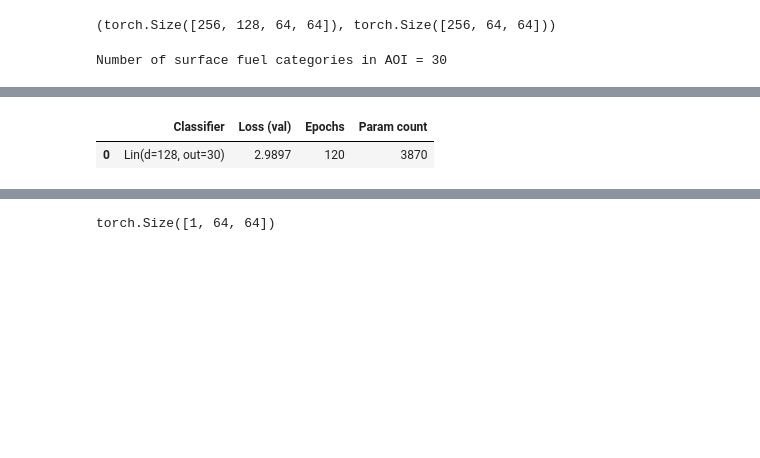
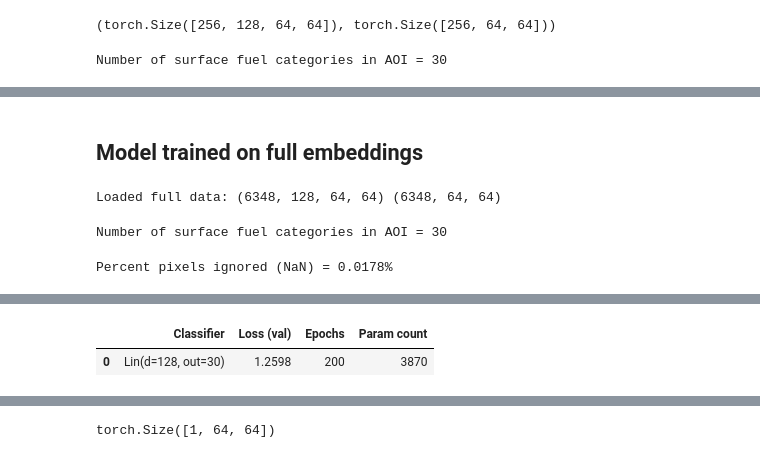
Before and after one commit to ianfisk/co-fire, a Jupyter notebook: src/models/linear.ipynb, the cells around one changed output, grey strips where cells are left out. Cells and saved outputs as stored; diff of their text form; code cells hidden in the pictures; blank space fills up the shorter version.

Commit message:
Train linear model on full embeddings.

```diff
--- a/src/models/linear.ipynb
+++ b/src/models/linear.ipynb
@@ -122,5 +134,14 @@ def load_surface_fuel_data(
 # %%
-idx_to_surface_fuel_cat, X, y, full_train_loader, full_val_loader, full_test_loader = load_surface_fuel_data()
+(
+    idx_to_surface_fuel_cat,
+    X,
+    y,
+    quant_train_loader,
+    quant_val_loader,
+    quant_test_loader
+) = load_surface_fuel_data(
+    "../../data/2022_foco_bbox_quant.tif",
+    "../../data/surface_fuels_aligned.tif")
 X.shape, y.shape
 # %% [output]
 ((6348, 128, 64, 64), (6348, 64, 64))
@@ -137,9 +198,34 @@ Number of surface fuel categories in AOI = 30
+# %% [markdown]
+## Model trained on full embeddings
+# %%
+(
+    idx_to_surface_fuel_cat,
+    X_full,
+    y_full,
+    full_train_loader,
+    full_val_loader,
+    full_test_loader
+) = load_surface_fuel_data(
+    "../../data/2022_foco_bbox_full_cog.tif",
+    "../../data/surface_fuels_aligned.tif")
+print("Loaded full data:", X_full.shape, y_full.shape)
+# %% [output]
+Loaded full data: (6348, 128, 64, 64) (6348, 64, 64)
+# %%
+num_surface_fuel_labels = len(idx_to_surface_fuel_cat)
+print("Number of surface fuel categories in AOI =", num_surface_fuel_labels)
+# %% [output]
+Number of surface fuel categories in AOI = 30
+# %%
+print(f"Percent pixels ignored (NaN) = {float((y_full == -100).sum()) / y_full.size * 100.0:.4f}%")
+# %% [output]
+Percent pixels ignored (NaN) = 0.0178%
 # %%
-runner1_1 = (
+runner2_2 = (
     ExperimentRunner(FireLinear)
-        .with_lr(0.0001)
+        .with_lr(0.01)
         .with_patience(10)
-        .with_epochs(120)
+        .with_epochs(200)
         .with_data(full_train_loader, full_val_loader)
         .add_experiments(
             FireLinearParams(
@@ -149,7 +235,7 @@ runner1_1 = (
         ).with_plots()
 )
 
-runner_results1_1 = runner1_1.run(verbosity=1)
-runner_results1_1
+runner_results2_2 = runner2_2.run(verbosity=1)
+runner_results2_2
 # %% [output]
 Running experiment: Lin(d=128, out=30)
@@ -172,3 +258,3 @@ epoch 120  train loss 3.045  val loss 3.042  (2s)
 |  | Classifier | Loss (val) | Epochs | Param count |
-| 0 | Lin(d=128, out=30) | 2.9897 | 120 | 3870 |
+| 0 | Lin(d=128, out=30) | 1.2598 | 200 | 3870 |
 [drawing not drawn]
```
Also changed, not shown: parts of 16 cells of this notebook, 2 other files.
